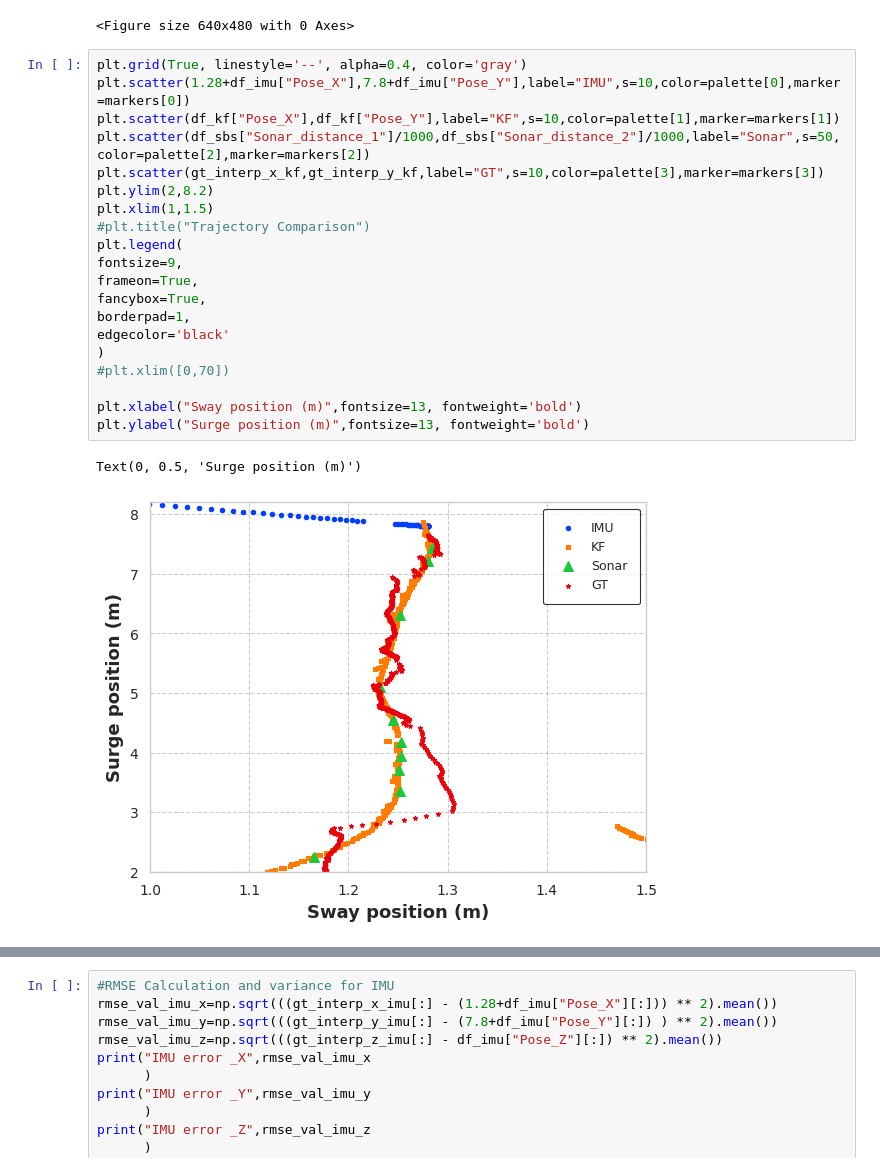
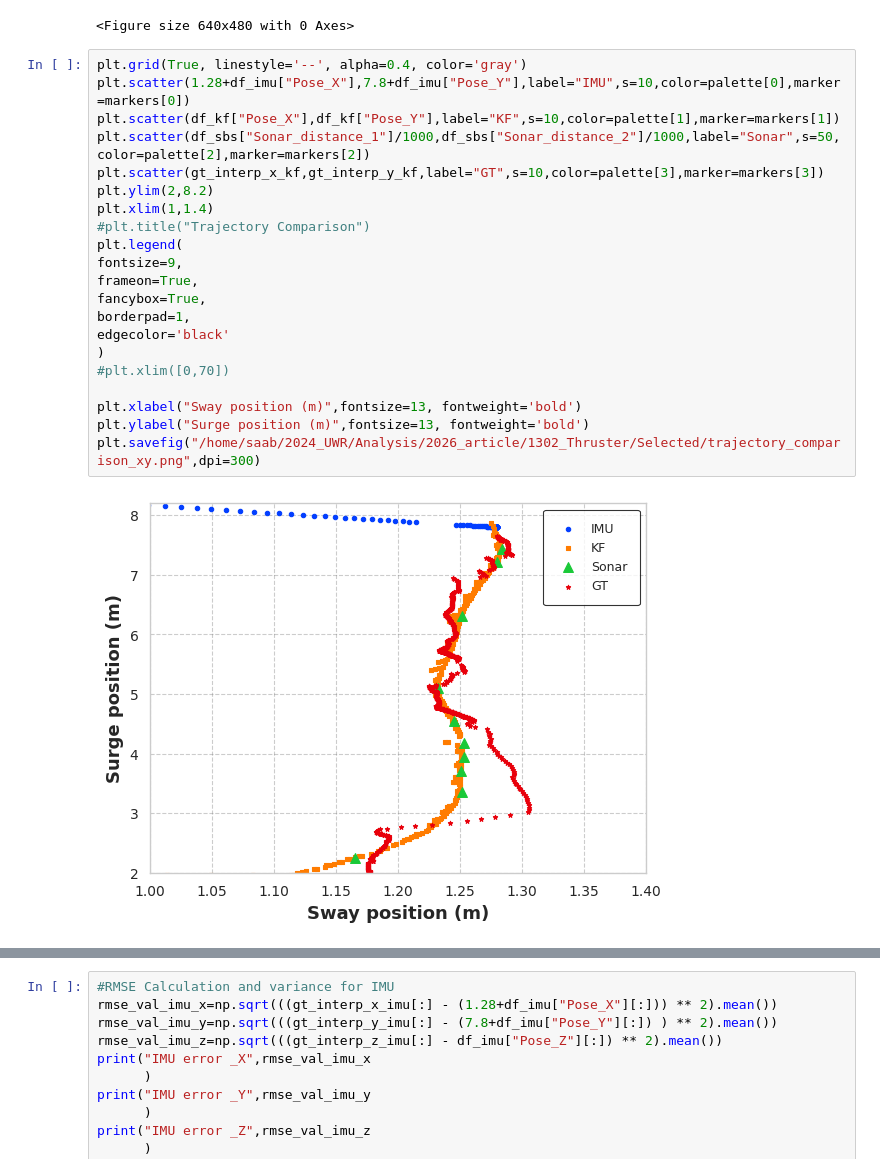
Before and after one commit to SAAB-NTU/2024_UWR, a Jupyter notebook: Analysis/2026_article/2026_analysis_raw.ipynb, the cells around one changed output, grey strips where cells are left out. Drawn from its saved outputs; the diff is of its cells as text.

Commit message:
Added missing plot

```diff
--- a/Analysis/2026_article/2026_analysis_raw.ipynb
+++ b/Analysis/2026_article/2026_analysis_raw.ipynb
@@ -307,26 +307,26 @@ plt.rcParams.update({
 # %%
 plt.grid(True, linestyle='--', alpha=0.4, color='gray')
 plt.scatter(1.28+df_imu["Pose_X"],7.8+df_imu["Pose_Y"],label="IMU",s=10,color=palette[0],marker=markers[0])
 plt.scatter(df_kf["Pose_X"],df_kf["Pose_Y"],label="KF",s=10,color=palette[1],marker=markers[1])
 plt.scatter(df_sbs["Sonar_distance_1"]/1000,df_sbs["Sonar_distance_2"]/1000,label="Sonar",s=50,color=palette[2],marker=markers[2])
 plt.scatter(gt_interp_x_kf,gt_interp_y_kf,label="GT",s=10,color=palette[3],marker=markers[3])
 plt.ylim(2,8.2)
-plt.xlim(1,1.5)
+plt.xlim(1,1.4)
 #plt.title("Trajectory Comparison")
 plt.legend(
 fontsize=9,
 frameon=True,
 fancybox=True,
 borderpad=1,
 edgecolor='black'
 )
 #plt.xlim([0,70])
 
 plt.xlabel("Sway position (m)",fontsize=13, fontweight='bold')
 plt.ylabel("Surge position (m)",fontsize=13, fontweight='bold')
+plt.savefig("/home/saab/2024_UWR/Analysis/2026_article/1302_Thruster/Selected/trajectory_comparison_xy.png",dpi=300)
 # %% [output]
-Text(0, 0.5, 'Surge position (m)')
-[figure, old version]
+[figure, new version]
 # %%
 plt.grid(True, linestyle='--', alpha=0.4, color='gray')
 
```
Also changed, not shown: parts of 32 cells of this notebook, 1 other file.
